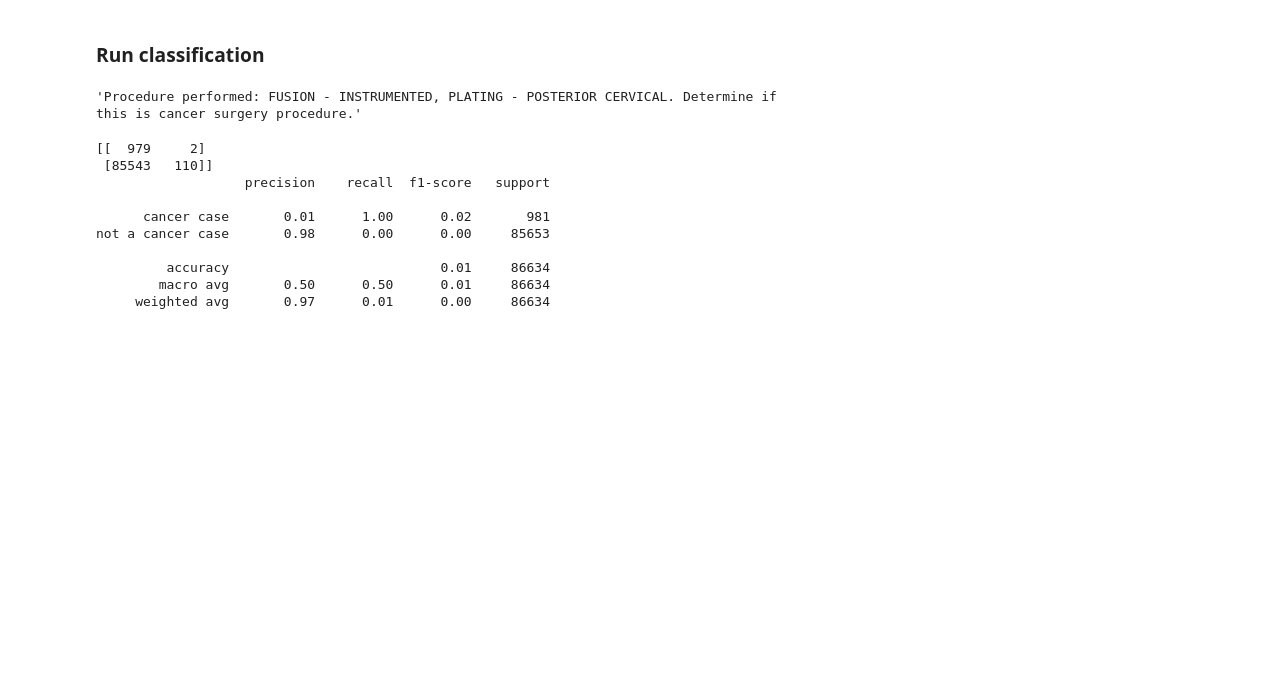
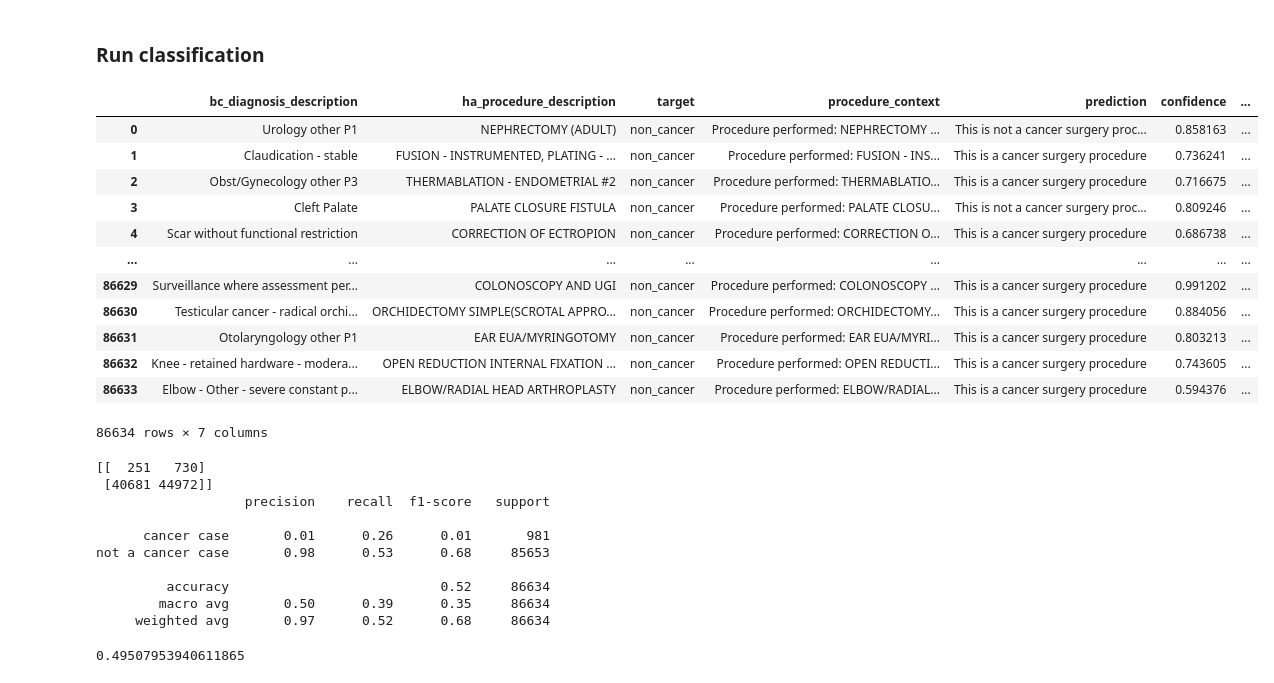
Before and after one commit to ericyuyzr/nlp-cancer-surgery-detection, a Jupyter notebook: notebooks/baseline_pretrained_model.ipynb, the cells around one changed output. Saved outputs shown, nothing was run; the diff lists cells and outputs as text; code cells hidden in the pictures; blank space fills up the shorter version.

```diff
--- a/notebooks/baseline_pretrained_model.ipynb
+++ b/notebooks/baseline_pretrained_model.ipynb
@@ -64,17 +61,29 @@ cancer_text["prediction"], cancer_text["confidence"] = zip(*cancer_text["procedu
 # %%
 unique_texts = cancer_text["procedure_context"].dropna().unique()
 # %%
-cancer_text["procedure_context"][1]
+cancer_text
 # %% [output]
+|  | bc_diagnosis_description | ha_procedure_description | target | procedure_context | prediction | confidence | ... |
+| 0 | Urology other P1 | NEPHRECTOMY (ADULT) | non_cancer | Procedure performed: NEPHRECTOMY ... | This is not a cancer surgery proc... | 0.858163 | ... |
+| 1 | Claudication - stable | FUSION - INSTRUMENTED, PLATING - ... | non_cancer | Procedure performed: FUSION - INS... | This is a cancer surgery procedure | 0.736241 | ... |
+| 2 | Obst/Gynecology other P3 | THERMABLATION - ENDOMETRIAL #2 | non_cancer | Procedure performed: THERMABLATIO... | This is a cancer surgery procedure | 0.716675 | ... |
+| 3 | Cleft Palate | PALATE CLOSURE FISTULA | non_cancer | Procedure performed: PALATE CLOSU... | This is not a cancer surgery proc... | 0.809246 | ... |
+| 4 | Scar without functional restriction | CORRECTION OF ECTROPION | non_cancer | Procedure performed: CORRECTION O... | This is a cancer surgery procedure | 0.686738 | ... |
+| ... | ... | ... | ... | ... | ... | ... | ... |
+| 86629 | Surveillance where assessment per... | COLONOSCOPY AND UGI | non_cancer | Procedure performed: COLONOSCOPY ... | This is a cancer surgery procedure | 0.991202 | ... |
+| 86630 | Testicular cancer - radical orchi... | ORCHIDECTOMY SIMPLE(SCROTAL APPRO... | non_cancer | Procedure performed: ORCHIDECTOMY... | This is a cancer surgery procedure | 0.884056 | ... |
+| 86631 | Otolaryngology other P1 | EAR EUA/MYRINGOTOMY | non_cancer | Procedure performed: EAR EUA/MYRI... | This is a cancer surgery procedure | 0.803213 | ... |
+| 86632 | Knee - retained hardware - modera... | OPEN REDUCTION INTERNAL FIXATION ... | non_cancer | Procedure performed: OPEN REDUCTI... | This is a cancer surgery procedure | 0.743605 | ... |
+| 86633 | Elbow - Other - severe constant p... | ELBOW/RADIAL HEAD ARTHROPLASTY | non_cancer | Procedure performed: ELBOW/RADIAL... | This is a cancer surgery procedure | 0.594376 | ... |
-'Procedure performed: FUSION - INSTRUMENTED, PLATING - POSTERIOR CERVICAL. Determine if this is cancer surgery procedure.'
+86634 rows × 7 columns
 # %%
 #df_unique = df.drop_duplicates(subset=["procedure"], keep="first")
 
 cancer_text.to_csv("../data/llm_baseline_train_data_result.csv", index=False)
 # %%
 cancer_text["prediction"] = cancer_text["prediction"].replace({
-    "This is a non-cancer procedure": "non_cancer",
-    "This is a cancer-related procedure": "cancer"
+    "This is a cancer surgery procedure": "non_cancer",
+    "This is not a cancer surgery procedure": "cancer"
 })
 cancer_text["true_label"] = cancer_text["target"].apply(lambda x: "non_cancer" if x == "non_cancer" else "cancer")
 
@@ -84,13 +93,18 @@ y_pred = cancer_text["prediction"]
 print(confusion_matrix(y_true, y_pred, labels=["cancer", "non_cancer"]))
 print(classification_report(y_true, y_pred, target_names=["cancer case", "not a cancer case"]))
 # %% [output]
-[[  979     2]
- [85543   110]]
+[[  251   730]
+ [40681 44972]]
                    precision    recall  f1-score   support
 
-      cancer case       0.01      1.00      0.02       981
-not a cancer case       0.98      0.00      0.00     85653
+      cancer case       0.01      0.26      0.01       981
+not a cancer case       0.98      0.53      0.68     85653
 
-         accuracy                           0.01     86634
-        macro avg       0.50      0.50      0.01     86634
-     weighted avg       0.97      0.01      0.00     86634
+         accuracy                           0.52     86634
+        macro avg       0.50      0.39      0.35     86634
+     weighted avg       0.97      0.52      0.68     86634
+# %%
+from sklearn.metrics import precision_score
+precision_score(y_true, y_pred, average='macro')
+# %% [output]
+0.49507953940611865
```
Also changed, not shown: parts of 1 cell of this notebook.
